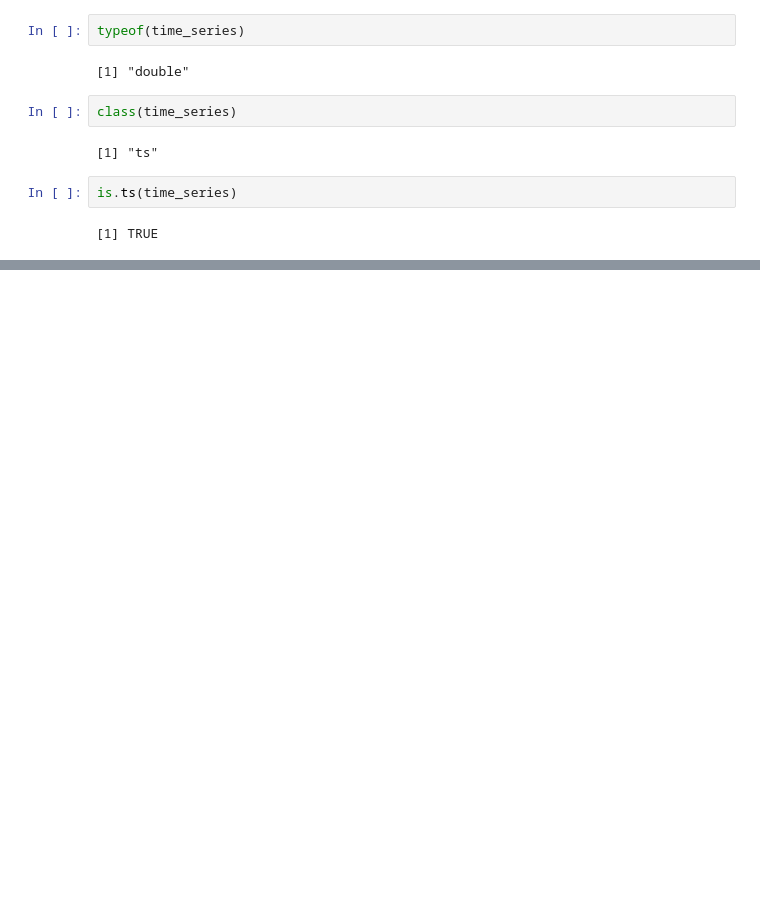
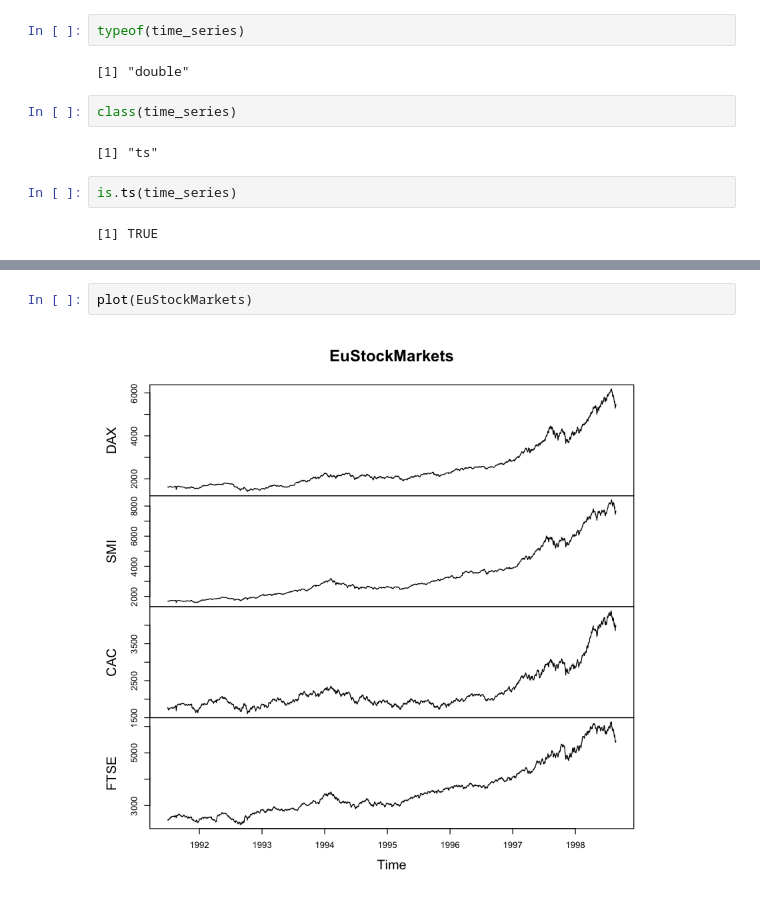
Before and after one commit to denglert/R-sandbox, a Jupyter notebook: datacamp/Time_series/chapter1.ipynb, the cells around one changed output, grey strips where cells are left out. Saved outputs shown, nothing was run; the diff lists cells and outputs as text; blank space fills up the shorter version.

```diff
--- a/datacamp/Time_series/chapter1.ipynb
+++ b/datacamp/Time_series/chapter1.ipynb
@@ -204,0 +217,4 @@ is.ts(time_series)
+# %%
+plot(EuStockMarkets)
+# %% [output]
+[figure, added]
```
Also changed, not shown: parts of 5 cells of this notebook, 1 other file.
